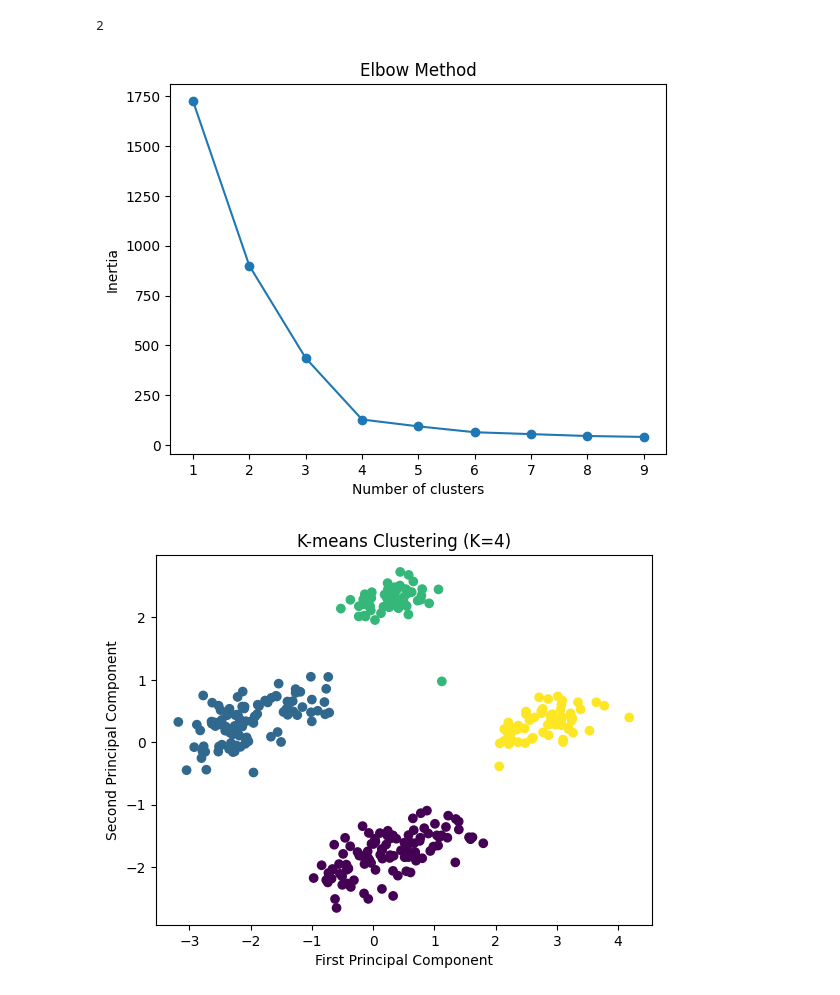
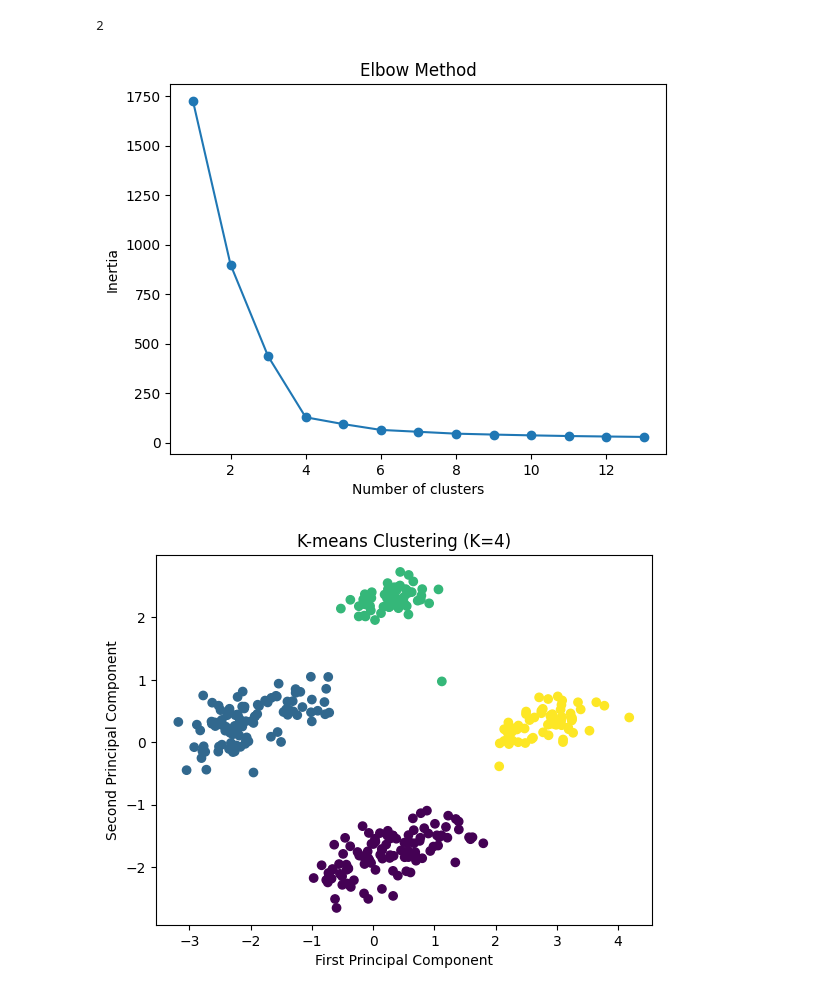
Before and after one commit to Bayu505/clustering_penguin, a Jupyter notebook: e1e121053-bayu-adi-wibowo-clustering-penguin.ipynb, the cells around one changed output. Saved outputs shown, nothing was run; the diff lists cells and outputs as text; code cells hidden in the pictures.

```diff
--- a/e1e121053-bayu-adi-wibowo-clustering-penguin.ipynb
+++ b/e1e121053-bayu-adi-wibowo-clustering-penguin.ipynb
@@ -83,15 +71,14 @@ print(n_components)
 2
 # %%
 inertia = []
-for k in range(1, 10):
+for k in range(1, 14):
     kmeans = KMeans(n_clusters=k, random_state=42).fit(penguins_PCA)
     inertia.append(kmeans.inertia_)
-plt.plot(range(1, 10), inertia, marker="o")
+plt.plot(range(1, 14), inertia, marker="o")
 plt.xlabel("Number of clusters")
 plt.ylabel("Inertia")
 plt.title("Elbow Method")
 plt.show()
-n_clusters = 4
 # %% [output]
-[figure, old version]
+[figure, new version]
 # %%
```
Also changed, not shown: parts of 3 cells of this notebook.
